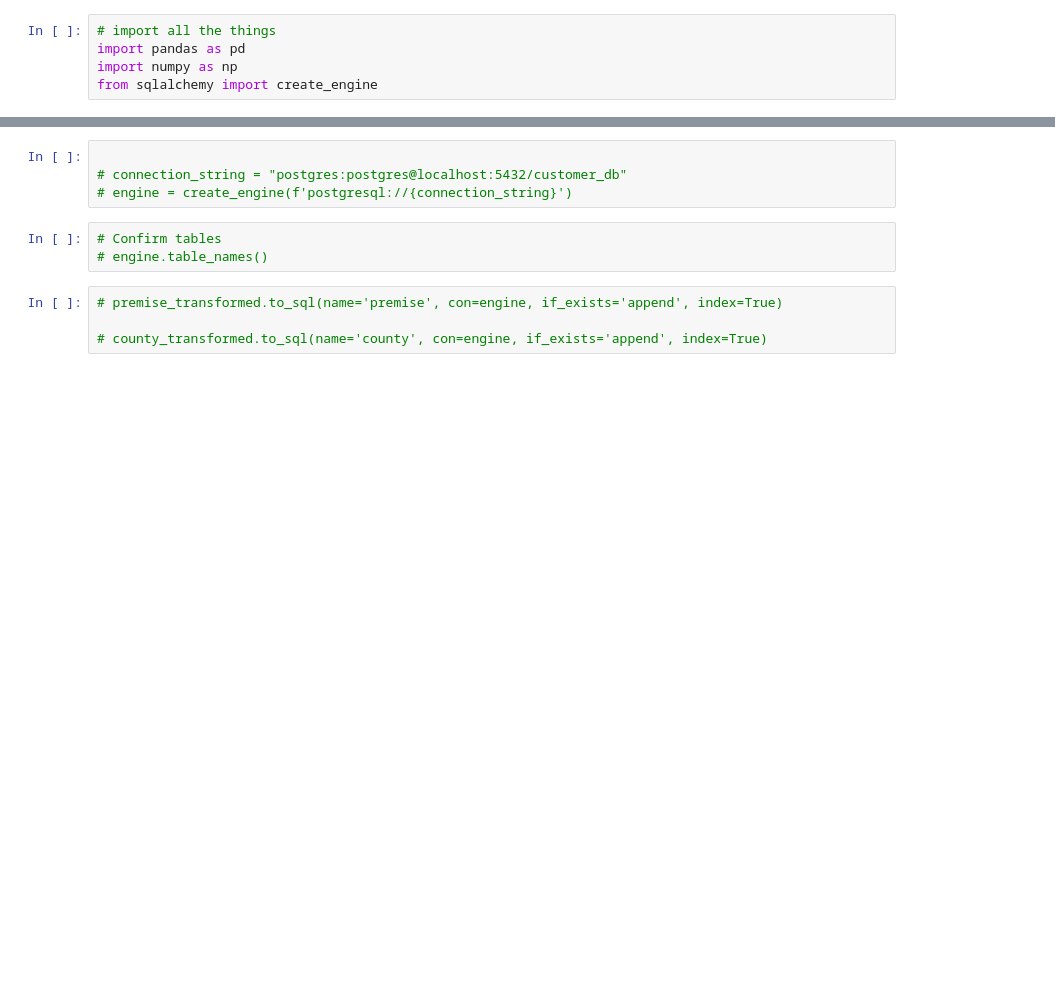
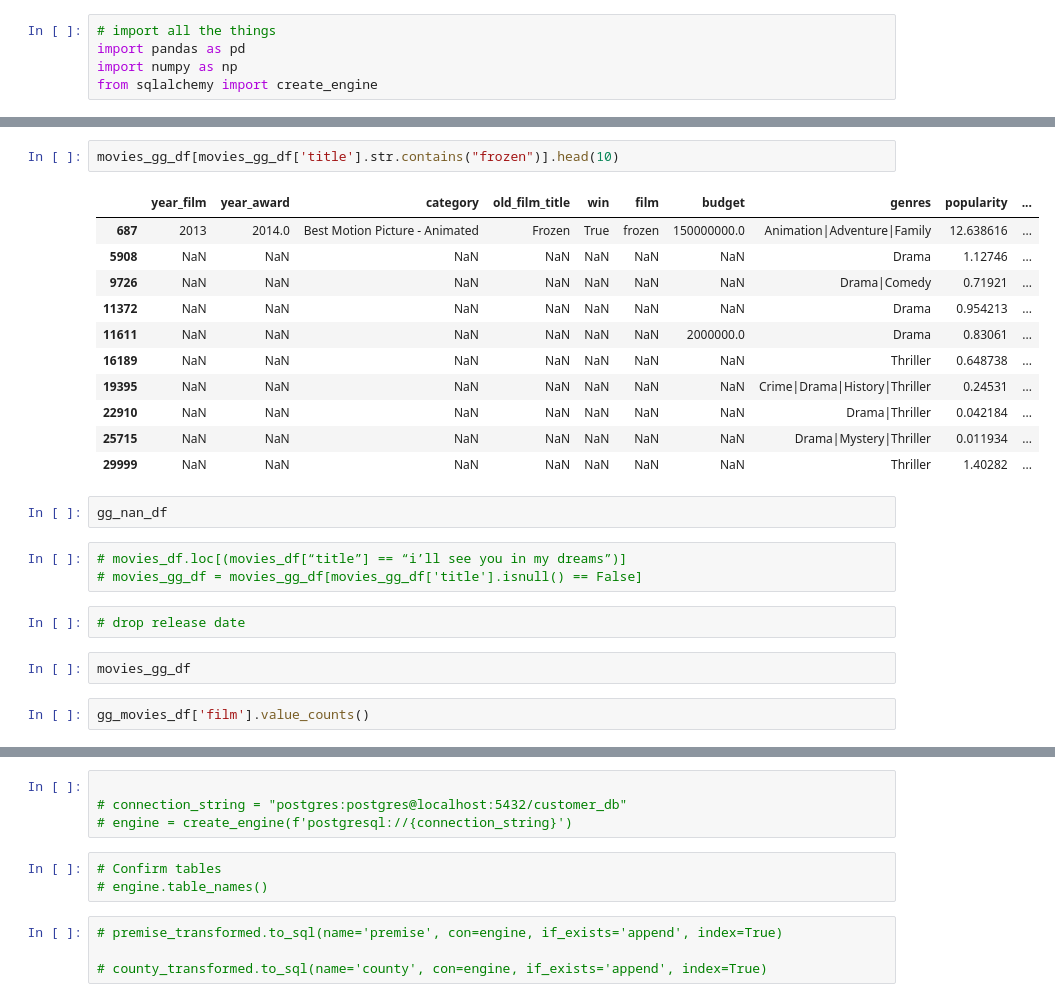
Before and after one commit to dagneycooke/etl_project, a Jupyter notebook: ETL_Project_GG.ipynb, the cells around one changed output, grey strips where cells are left out. Cells and saved outputs as stored; diff of their text form; blank space fills up the shorter version.

```diff
--- a/ETL_Project_GG.ipynb
+++ b/ETL_Project_GG.ipynb
@@ -196,0 +250,25 @@ movies_df.head()
+# %%
+movies_gg_df[movies_gg_df['title'].str.contains("frozen")].head(10)
+# %% [output]
+|  | year_film | year_award | category | old_film_title | win | film | budget | genres | popularity | ... |
+| 687 | 2013 | 2014.0 | Best Motion Picture - Animated | Frozen | True | frozen | 150000000.0 | Animation|Adventure|Family | 12.638616 | ... |
+| 5908 | NaN | NaN | NaN | NaN | NaN | NaN | NaN | Drama | 1.12746 | ... |
+| 9726 | NaN | NaN | NaN | NaN | NaN | NaN | NaN | Drama|Comedy | 0.71921 | ... |
+| 11372 | NaN | NaN | NaN | NaN | NaN | NaN | NaN | Drama | 0.954213 | ... |
+| 11611 | NaN | NaN | NaN | NaN | NaN | NaN | 2000000.0 | Drama | 0.83061 | ... |
+| 16189 | NaN | NaN | NaN | NaN | NaN | NaN | NaN | Thriller | 0.648738 | ... |
+| 19395 | NaN | NaN | NaN | NaN | NaN | NaN | NaN | Crime|Drama|History|Thriller | 0.24531 | ... |
+| 22910 | NaN | NaN | NaN | NaN | NaN | NaN | NaN | Drama|Thriller | 0.042184 | ... |
+| 25715 | NaN | NaN | NaN | NaN | NaN | NaN | NaN | Drama|Mystery|Thriller | 0.011934 | ... |
+| 29999 | NaN | NaN | NaN | NaN | NaN | NaN | NaN | Thriller | 1.40282 | ... |
+# %%
+gg_nan_df
+# %%
+# movies_df.loc[(movies_df[“title”] == “i’ll see you in my dreams”)]
+# movies_gg_df = movies_gg_df[movies_gg_df['title'].isnull() == False]
+# %%
+# drop release date
+# %%
+movies_gg_df
+# %%
+gg_movies_df['film'].value_counts()
```
Also changed, not shown: parts of 30 cells of this notebook, 1 other file.
